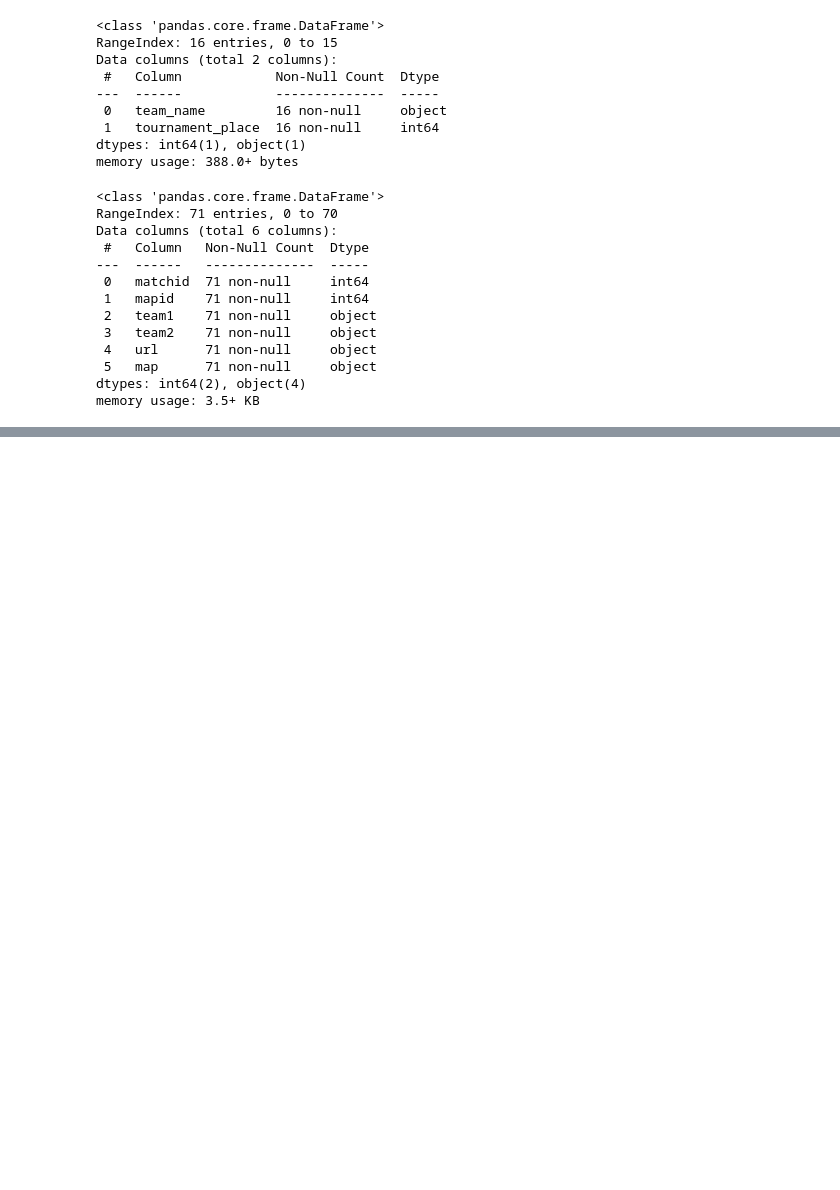
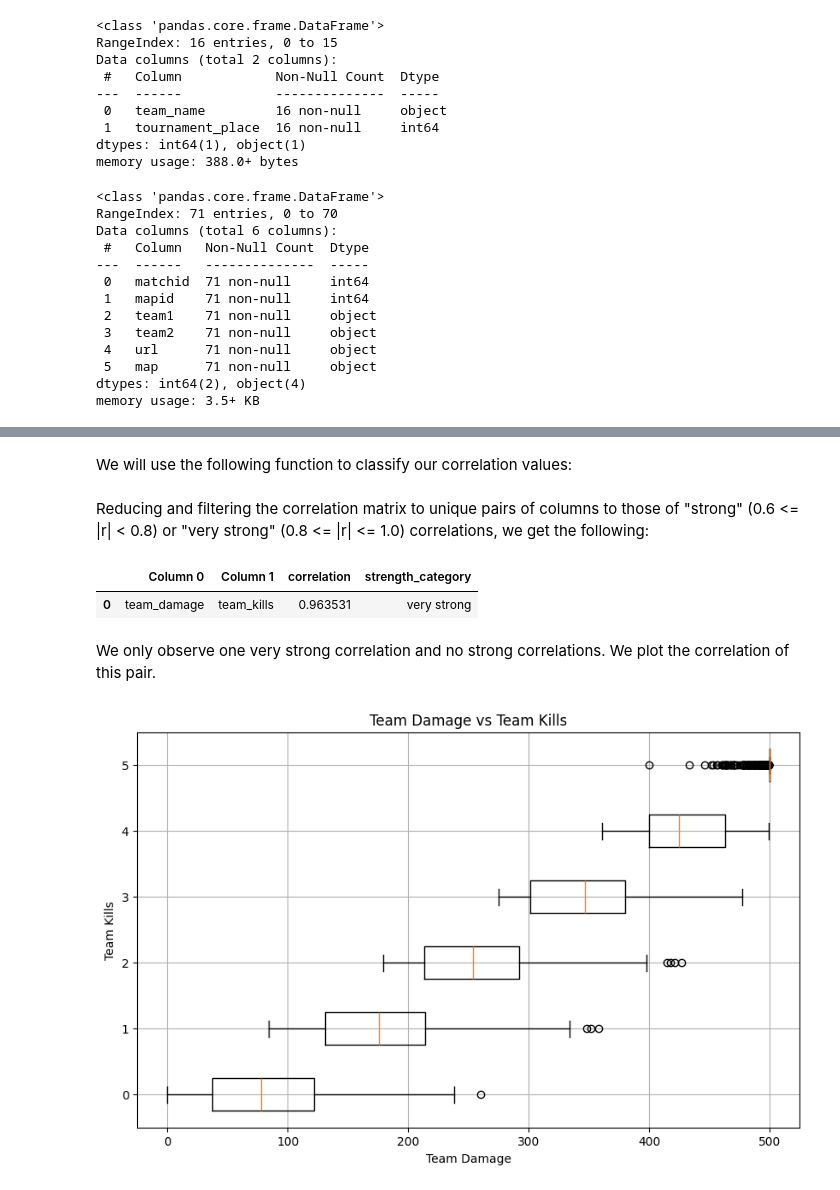
Before and after one commit to iwillreku3206/CSMODEL-MP, a Jupyter notebook: MP.ipynb, the cells around one changed output, grey strips where cells are left out. Saved outputs shown, nothing was run; the diff lists cells and outputs as text; code cells hidden in the pictures; blank space fills up the shorter version.

```diff
--- a/MP.ipynb
+++ b/MP.ipynb
@@ -1140,0 +741,2 @@ After using this tool/service, the author(s) reviewed and edited the content as
+# %% [markdown]
+We will use the following function to classify our correlation values:
@@ -1140,0 +757,36 @@ After using this tool/service, the author(s) reviewed and edited the content as
+# %% [markdown]
+Reducing and filtering the correlation matrix to unique pairs of columns to those of "strong" (0.6 <= |r| < 0.8) or "very strong" (0.8 <= |r| <= 1.0) correlations, we get the following:
+# %%
+stacked = teams_corr.stack().reset_index()
+stacked.columns = ['Column 0', 'Column 1', 'correlation']
+
+
+stacked['strength_category'] = stacked['correlation'].apply(classify_correlation)
+
+# filter self-correlations and symmetric duplicates
+#
+stacked = stacked[stacked['Column 0'] < stacked['Column 1']]
+
+# filter correlations to strong or very strong correlations
+significant_corrs = stacked[stacked['correlation'].abs() >= 0.6]
+
+significant_corrs = significant_corrs.sort_values(by=['correlation'], ascending=False).reset_index(drop=True)
+significant_corrs
+# %% [output]
+|  | Column 0 | Column 1 | correlation | strength_category |
+| 0 | team_damage | team_kills | 0.963531 | very strong |
+# %% [markdown]
+We only observe one very strong correlation and no strong correlations. We plot the correlation of this pair.
+# %%
+# plot team_damage vs team_kills
+kills_grouped = team_stats_normalized.groupby('team_kills')
+num_kills = list(kills_grouped['team_damage'].apply(list).index)
+plt_pypl.figure(figsize=(10, 6))
+plt_pypl.boxplot(kills_grouped['team_damage'].apply(list), vert=False, tick_labels=num_kills)
+plt_pypl.xlabel('Team Damage')
+plt_pypl.ylabel('Team Kills')
+plt_pypl.title('Team Damage vs Team Kills')
+plt_pypl.grid(True)
+plt_pypl.show()
+# %% [output]
+[figure, added]
```
Also changed, not shown: parts of 198 cells of this notebook.
